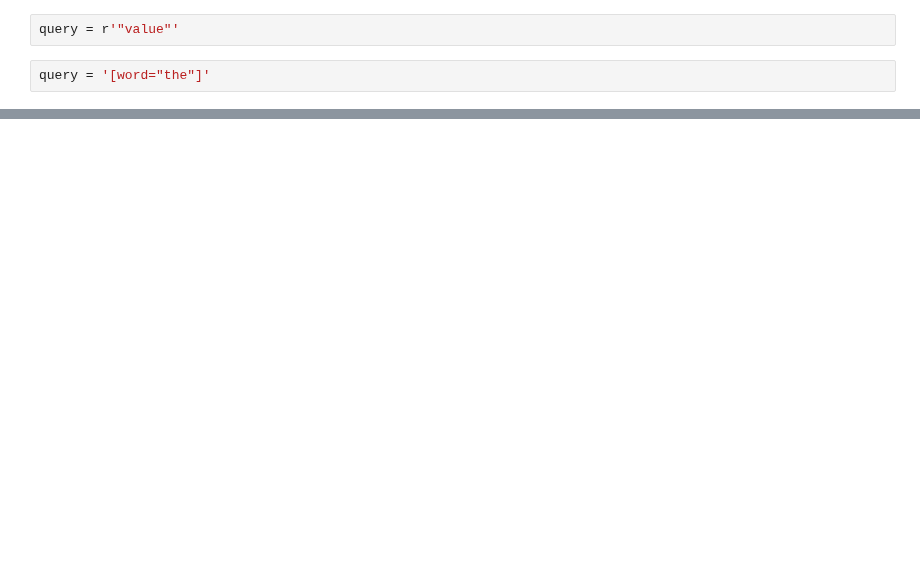
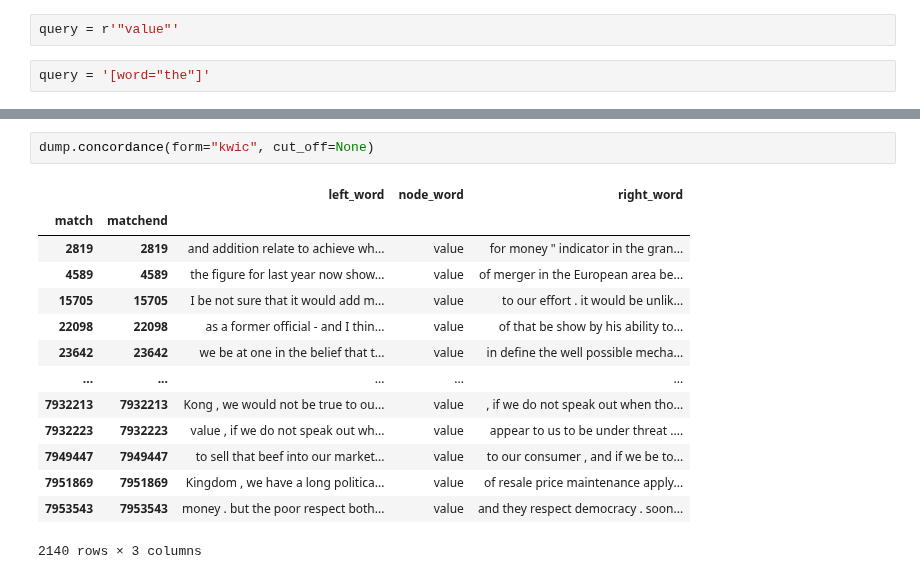
Before and after one commit to iued-uni-heidelberg/DAAD-Training-2021, a Jupyter notebook: cwb2021experimentsV06.ipynb, the cells around one changed output, grey strips where cells are left out. Saved outputs shown, nothing was run; the diff lists cells and outputs as text; blank space fills up the shorter version.

```diff
--- a/cwb2021experimentsV06.ipynb
+++ b/cwb2021experimentsV06.ipynb
@@ -383,0 +458,17 @@ found 0 matches
+# %%
+dump.concordance(form="kwic", cut_off=None)
+# %% [output]
+|  |  | left_word | node_word | right_word |
+| match | matchend |  |  |  |
+| 2819 | 2819 | and addition relate to achieve wh... | value | for money " indicator in the gran... |
+| 4589 | 4589 | the figure for last year now show... | value | of merger in the European area be... |
+| 15705 | 15705 | I be not sure that it would add m... | value | to our effort . it would be unlik... |
+| 22098 | 22098 | as a former official - and I thin... | value | of that be show by his ability to... |
+| 23642 | 23642 | we be at one in the belief that t... | value | in define the well possible mecha... |
+| ... | ... | ... | ... | ... |
+| 7932213 | 7932213 | Kong , we would not be true to ou... | value | , if we do not speak out when tho... |
+| 7932223 | 7932223 | value , if we do not speak out wh... | value | appear to us to be under threat .... |
+| 7949447 | 7949447 | to sell that beef into our market... | value | to our consumer , and if we be to... |
+| 7951869 | 7951869 | Kingdom , we have a long politica... | value | of resale price maintenance apply... |
+| 7953543 | 7953543 | money . but the poor respect both... | value | and they respect democracy . soon... |
+2140 rows × 3 columns
```
Also changed, not shown: parts of 39 cells of this notebook.
